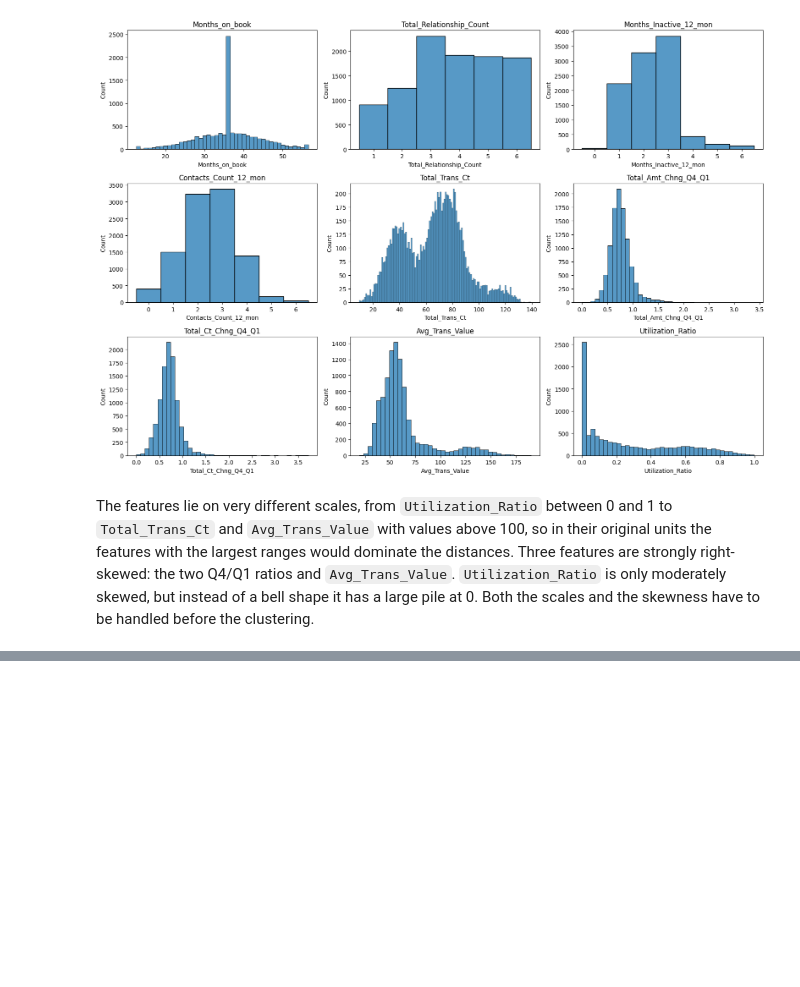
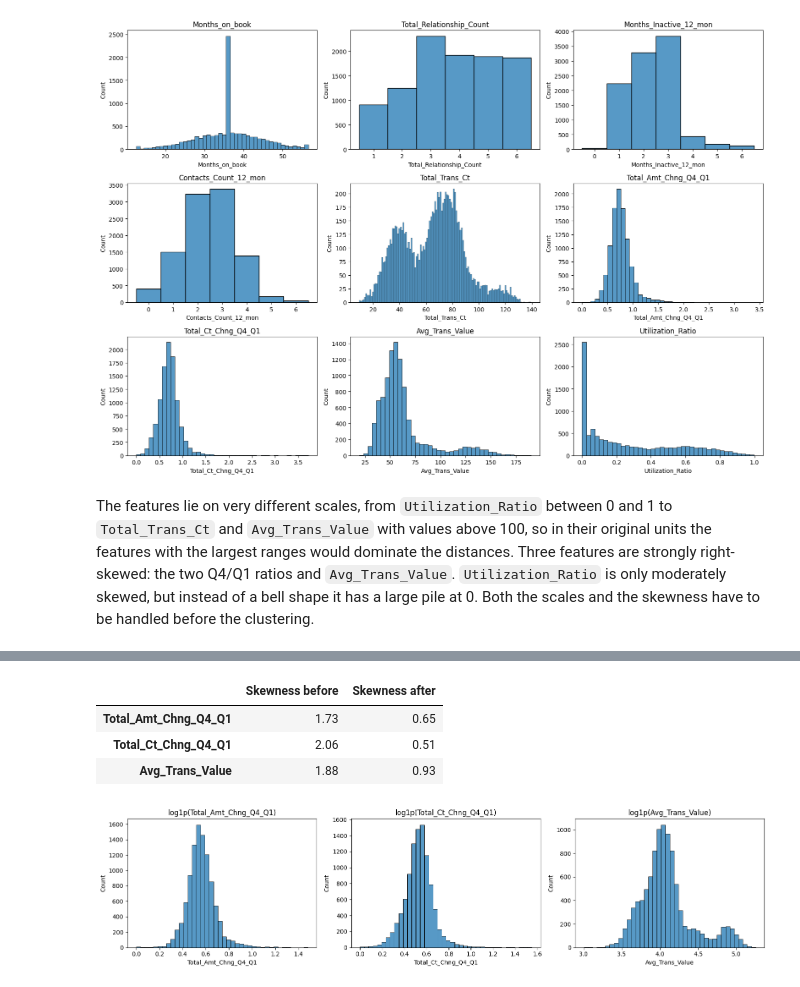
Before and after one commit to d3m1d0s/FoML_projects, a Jupyter notebook: project_1/bankchurners_eda_clustering.ipynb, the cells around one changed output, grey strips where cells are left out. Cells and saved outputs as stored; diff of their text form; code cells hidden in the pictures; blank space fills up the shorter version.

```diff
--- a/project_1/bankchurners_eda_clustering.ipynb
+++ b/project_1/bankchurners_eda_clustering.ipynb
@@ -1187,0 +1200,25 @@ The features lie on very different scales, from `Utilization_Ratio` between 0 an
+# %%
+log_features = ["Total_Amt_Chng_Q4_Q1", "Total_Ct_Chng_Q4_Q1", "Avg_Trans_Value"]
+
+X_raw = df[cluster_features].copy()
+X_raw[log_features] = np.log1p(X_raw[log_features])
+
+display(pd.DataFrame({
+    "Skewness before": df[log_features].skew(),
+    "Skewness after": X_raw[log_features].skew(),
+}).round(2))
+
+fig, axes = plt.subplots(1, 3, figsize=(16, 4))
+
+for ax, col in zip(axes, log_features):
+    sns.histplot(data=X_raw, x=col, bins=40, ax=ax)
+    ax.set_title(f"log1p({col})")
+
+plt.tight_layout()
+plt.show()
+# %% [output]
+|  | Skewness before | Skewness after |
+| Total_Amt_Chng_Q4_Q1 | 1.73 | 0.65 |
+| Total_Ct_Chng_Q4_Q1 | 2.06 | 0.51 |
+| Avg_Trans_Value | 1.88 | 0.93 |
+[figure, added]
```
Also changed, not shown: parts of 6 cells of this notebook.
